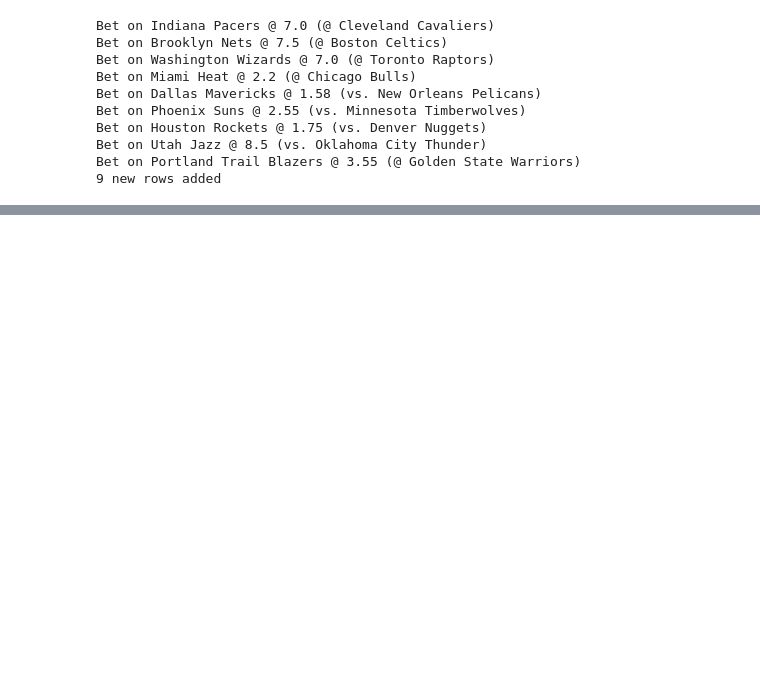
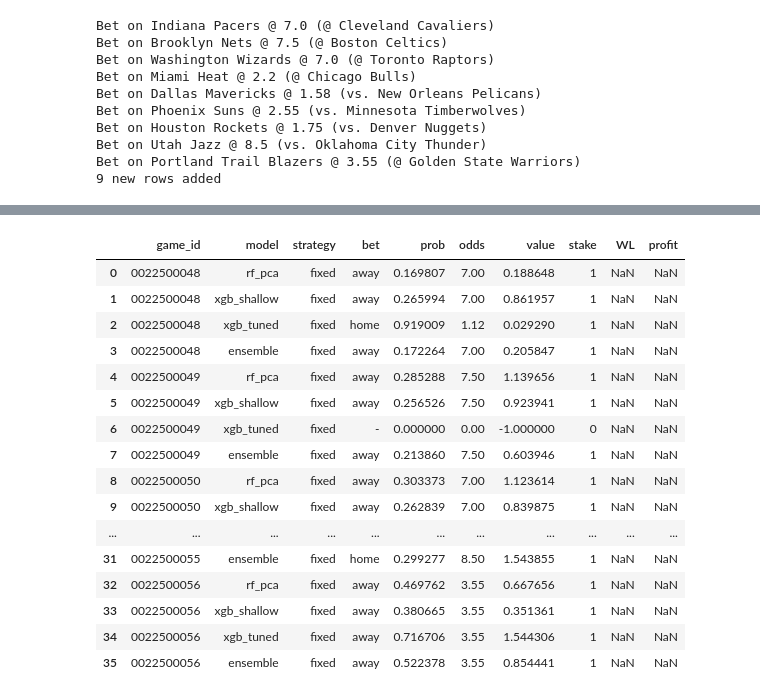
Before and after one commit to Admex666/TSDP, a Jupyter notebook: scripts/TipForge/NBA/ml_pred.ipynb, the cells around one changed output, grey strips where cells are left out. Drawn from its saved outputs; the diff is of its cells as text; code cells hidden in the pictures; blank space fills up the shorter version.

```diff
--- a/scripts/TipForge/NBA/ml_pred.ipynb
+++ b/scripts/TipForge/NBA/ml_pred.ipynb
@@ -543,0 +632,20 @@ Bet on Portland Trail Blazers @ 3.55 (@ Golden State Warriors)
+# %%
+pbets_prev
+# %% [output]
+|  | game_id | model | strategy | bet | prob | odds | value | stake | WL | profit |
+| 0 | 0022500048 | rf_pca | fixed | away | 0.169807 | 7.00 | 0.188648 | 1 | NaN | NaN |
+| 1 | 0022500048 | xgb_shallow | fixed | away | 0.265994 | 7.00 | 0.861957 | 1 | NaN | NaN |
+| 2 | 0022500048 | xgb_tuned | fixed | home | 0.919009 | 1.12 | 0.029290 | 1 | NaN | NaN |
+| 3 | 0022500048 | ensemble | fixed | away | 0.172264 | 7.00 | 0.205847 | 1 | NaN | NaN |
+| 4 | 0022500049 | rf_pca | fixed | away | 0.285288 | 7.50 | 1.139656 | 1 | NaN | NaN |
+| 5 | 0022500049 | xgb_shallow | fixed | away | 0.256526 | 7.50 | 0.923941 | 1 | NaN | NaN |
+| 6 | 0022500049 | xgb_tuned | fixed | - | 0.000000 | 0.00 | -1.000000 | 0 | NaN | NaN |
+| 7 | 0022500049 | ensemble | fixed | away | 0.213860 | 7.50 | 0.603946 | 1 | NaN | NaN |
+| 8 | 0022500050 | rf_pca | fixed | away | 0.303373 | 7.00 | 1.123614 | 1 | NaN | NaN |
+| 9 | 0022500050 | xgb_shallow | fixed | away | 0.262839 | 7.00 | 0.839875 | 1 | NaN | NaN |
+| ... | ... | ... | ... | ... | ... | ... | ... | ... | ... | ... |
+| 31 | 0022500055 | ensemble | fixed | home | 0.299277 | 8.50 | 1.543855 | 1 | NaN | NaN |
+| 32 | 0022500056 | rf_pca | fixed | away | 0.469762 | 3.55 | 0.667656 | 1 | NaN | NaN |
+| 33 | 0022500056 | xgb_shallow | fixed | away | 0.380665 | 3.55 | 0.351361 | 1 | NaN | NaN |
+| 34 | 0022500056 | xgb_tuned | fixed | away | 0.716706 | 3.55 | 1.544306 | 1 | NaN | NaN |
+| 35 | 0022500056 | ensemble | fixed | away | 0.522378 | 3.55 | 0.854441 | 1 | NaN | NaN |
```
Also changed, not shown: parts of 1 cell of this notebook, 2 other files.
